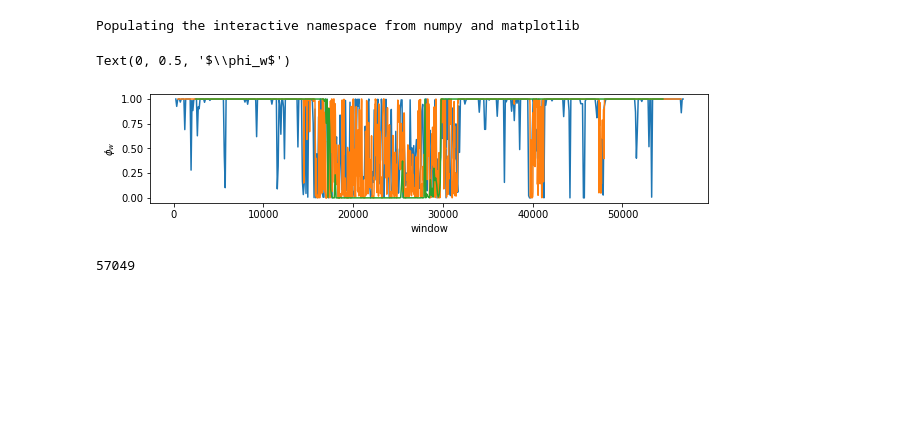
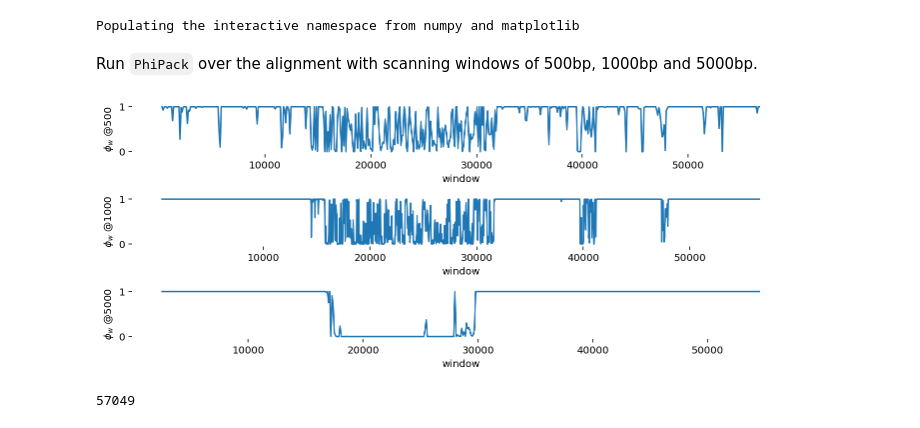
Before and after one commit to ryneches/CoronaARG, a Jupyter notebook: Recombination.ipynb, the cells around one changed output. Drawn from its saved outputs; the diff is of its cells as text; code cells hidden in the pictures; blank space fills up the shorter version.

```diff
--- a/Recombination.ipynb
+++ b/Recombination.ipynb
@@ -33,5 +33,7 @@ import pandas
 # %% [output]
 Populating the interactive namespace from numpy and matplotlib
+# %% [markdown]
+Run `PhiPack` over the alignment with scanning windows of 500bp, 1000bp and 5000bp.
 # %%
 # 500bp scanning size
 !~/pkg/PhiPack/src/Profile -v -w 100 -n 500 -m 100 -f data/refcov89_fullgenome_alignment.fasta &> /dev/null
@@ -46,25 +48,31 @@ Populating the interactive namespace from numpy and matplotlib
 !mv Profile.csv Profile_w5000.csv
 !mv Profile.log Profile_w5000.log
 # %%
-figure( figsize=( 10, 2 ) )
+figure( figsize=( 10, 4 ) )
 
 df500 = pandas.read_csv( 'Profile_w500.csv', header=None )
 df500.columns = [ 'window', 'PHI' ]
 
 df1000 = pandas.read_csv( 'Profile_w1000.csv', header=None )
 df1000.columns = [ 'window', 'PHI' ]
 
 df5000 = pandas.read_csv( 'Profile_w5000.csv', header=None )
 df5000.columns = [ 'window', 'PHI' ]
 
-seaborn.lineplot( df500.window,  df500.PHI )
-seaborn.lineplot( df1000.window, df1000.PHI )
-seaborn.lineplot( df5000.window, df5000.PHI )
+for n,(df,scansize) in enumerate( [ ( df500, '500'), (df1000, '1000'), (df5000, '5000') ] ) :
+    subplot( 3, 1, n+1 )
+    ax = seaborn.lineplot( df.window,  df.PHI )
+    ax.spines['top'].set_visible(False)
+    ax.spines['right'].set_visible(False)
+    ax.spines['bottom'].set_visible(False)
+    ax.spines['left'].set_visible(False)
+    ax.get_xaxis().set_ticks([10000,20000,30000,40000,50000])
 
-ylabel( r'$\phi_w$' )
+    ylabel( r'$\phi_w$ @' + scansize )
+
+tight_layout()
 # %% [output]
-Text(0, 0.5, '$\\phi_w$')
-[figure, old version]
+[figure, new version]
 # %%
 from Bio import SeqIO
 
```
Also changed, not shown: parts of 4 cells of this notebook, 20 other files.
